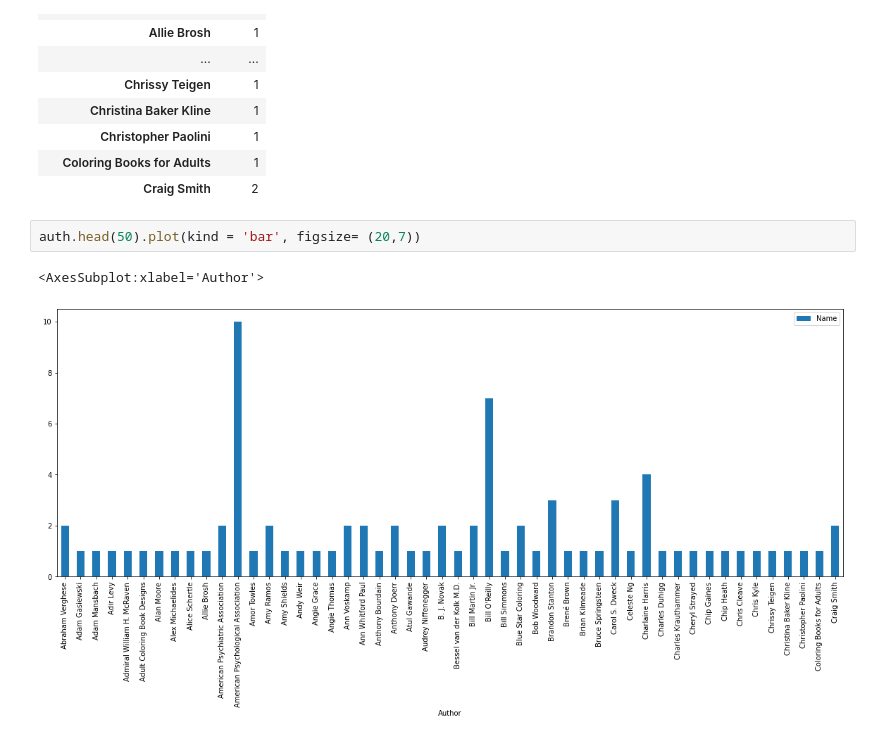
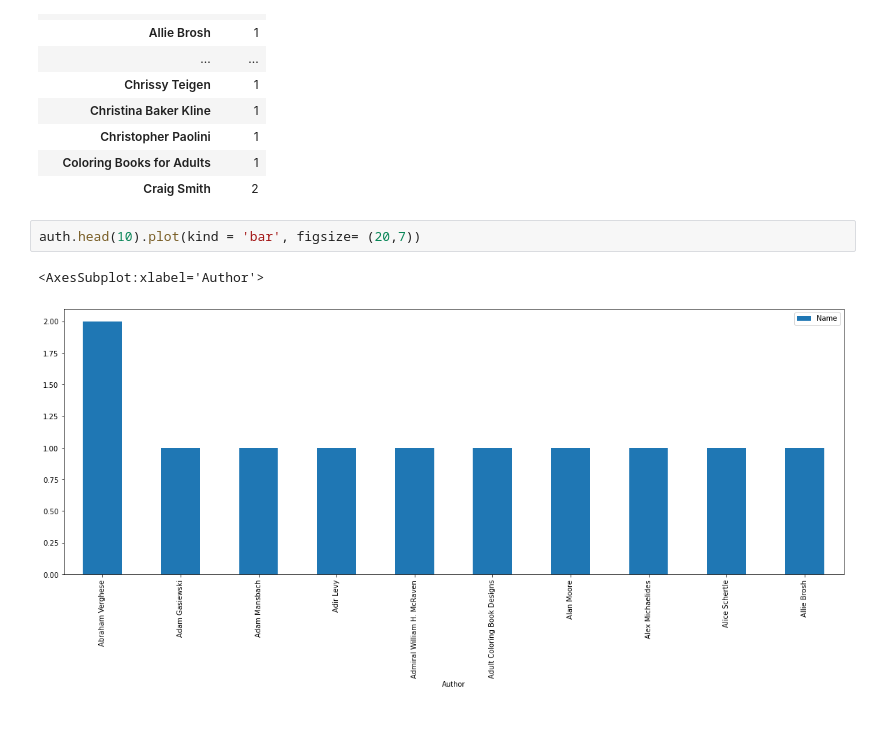
Before and after one commit to kav09/Analysis_of_Best_Selling_Books, a Jupyter notebook: notebookvis.ipynb, the cells around one changed output. Saved outputs shown, nothing was run; the diff lists cells and outputs as text.

```diff
--- a/notebookvis.ipynb
+++ b/notebookvis.ipynb
@@ -54,7 +56,7 @@ auth.head(50)
 | Coloring Books for Adults | 1 |
 | Craig Smith | 2 |
 # %%
-auth.head(50).plot(kind = 'bar', figsize= (20,7))
+auth.head(10).plot(kind = 'bar', figsize= (20,7))
 # %% [output]
 <AxesSubplot:xlabel='Author'>
-[figure, old version]
+[figure, new version]
```
Also changed, not shown: parts of 1 cell of this notebook, 4 other files.
